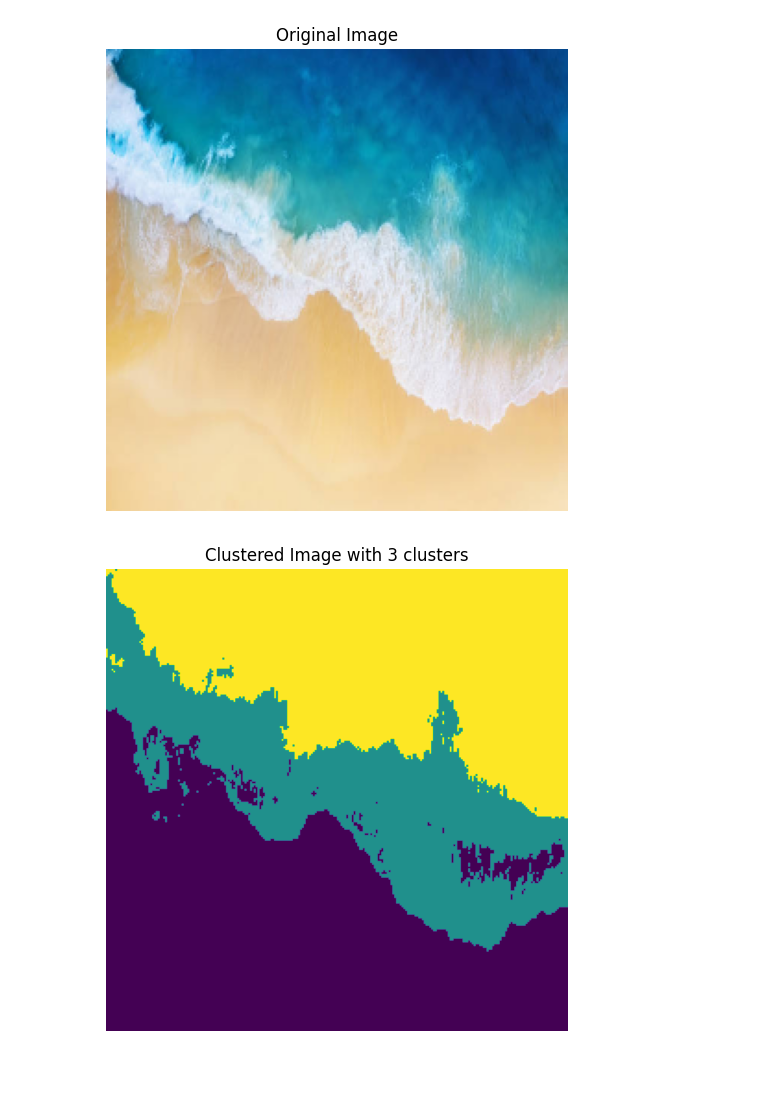
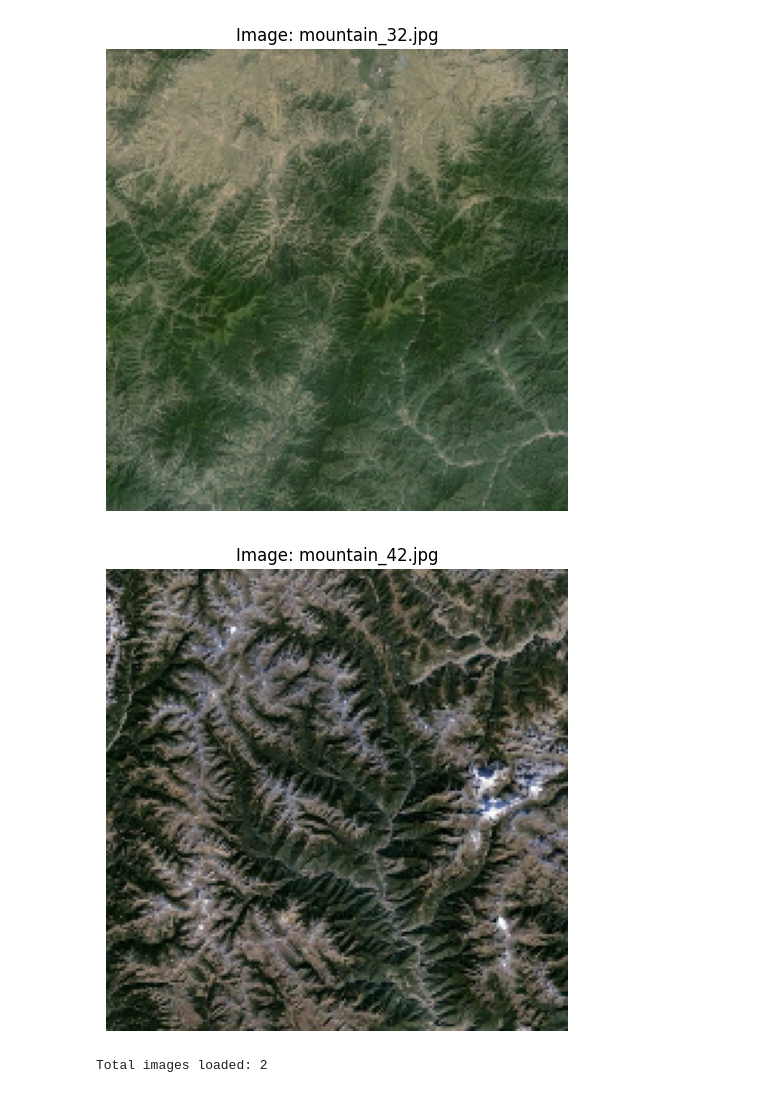
Before and after one commit to S4njuuu3291/mini-proyek-datmin, a Jupyter notebook: clustering.ipynb, the cells around one changed output. Cells and saved outputs as stored; diff of their text form; code cells hidden in the pictures.

```diff
--- a/clustering.ipynb
+++ b/clustering.ipynb
@@ -6,12 +5,0 @@ import matplotlib.pyplot as plt
-# %%
-# Load gambar
-image = cv2.imread('data/pantai.jpg')
-
-image = cv2.resize(image, (200, 200))
-# Convert BGR ke RGB
-image = cv2.cvtColor(image, cv2.COLOR_BGR2RGB)
-
-
-# Ubah gambar menjadi 2D array (dimensi piksel dikonversi menjadi baris vektor)
-pixels = image.reshape(-1, 3)
-pixels.shape[0]
@@ -70,15 +134,47 @@ clustered_image = labels.reshape(image.shape[:2])
-# %%
-
-# Visualisasi hasil clustering
-def show_image(image, title):
-    plt.figure(figsize=(8, 6))
-    plt.imshow(image)
-    plt.title(title)
-    plt.axis('off')
-    plt.show()
-
-show_image(image, 'Original Image')
-show_image(clustered_image, f'Clustered Image with {num_clusters} clusters')
-# %% [output]
-[figure, removed]
-[figure, removed]
+# %%
+import os
+import cv2
+import numpy as np
+import matplotlib.pyplot as plt
+
+# Folder yang berisi gambar
+folder_path = 'test'  # Ganti dengan path folder Anda
+
+# List untuk menyimpan semua pixels dan gambar
+all_images = []
+all_pixels = []
+# Tampilkan gambar asli
+def show_image(image, title):
+    plt.figure(figsize=(8, 6))
+    plt.imshow(image)
+    plt.title(title)
+    plt.axis('off')
+    plt.show()
+# Menelusuri semua file dalam folder
+for filename in os.listdir(folder_path):
+    if filename.endswith(('.jpg', '.jpeg', '.png')):  # Menghitung hanya file gambar
+        # Membaca gambar
+        image = cv2.imread(os.path.join(folder_path, filename))
+
+        # Resize gambar ke 100x100
+        image = cv2.resize(image, (200, 200))
+
+        # Convert BGR ke RGB
+        image = cv2.cvtColor(image, cv2.COLOR_BGR2RGB)
+
+        # Ubah gambar menjadi array pixel 2D
+        pixels = image.reshape(-1, 3)  # Bentuknya jadi (n_samples, 3)
+
+        # Menambahkan pixels dan gambar ke list
+        all_images.append(image)
+        all_pixels.append(pixels)
+
+        # Tampilkan gambar
+        show_image(image, f'Image: {filename}')
+
+# Tampilkan jumlah gambar yang dimuat
+print(f"Total images loaded: {len(all_images)}")
+# %% [output]
+[figure, added]
+[figure, added]
+Total images loaded: 2
```
Also changed, not shown: parts of 9 cells of this notebook, 24 other files.
